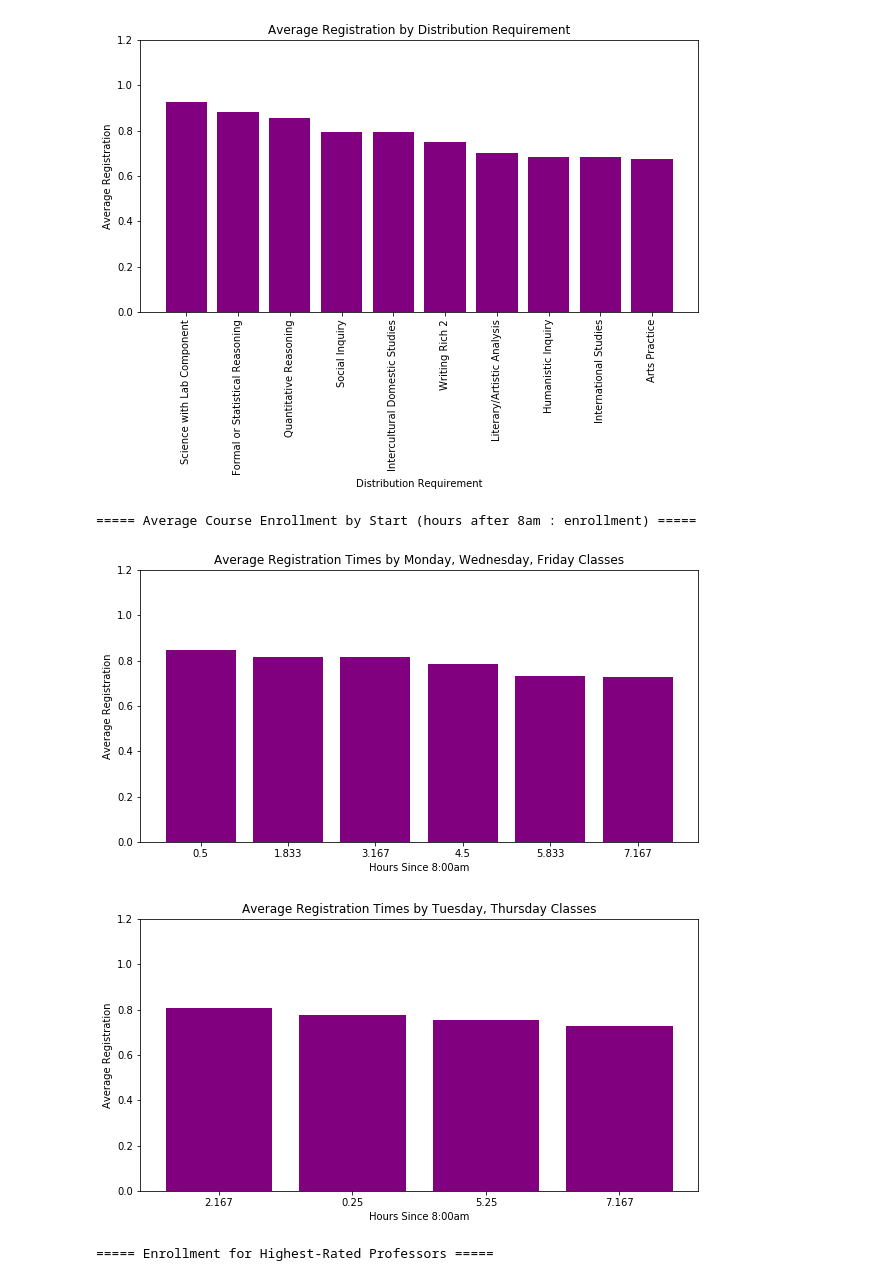
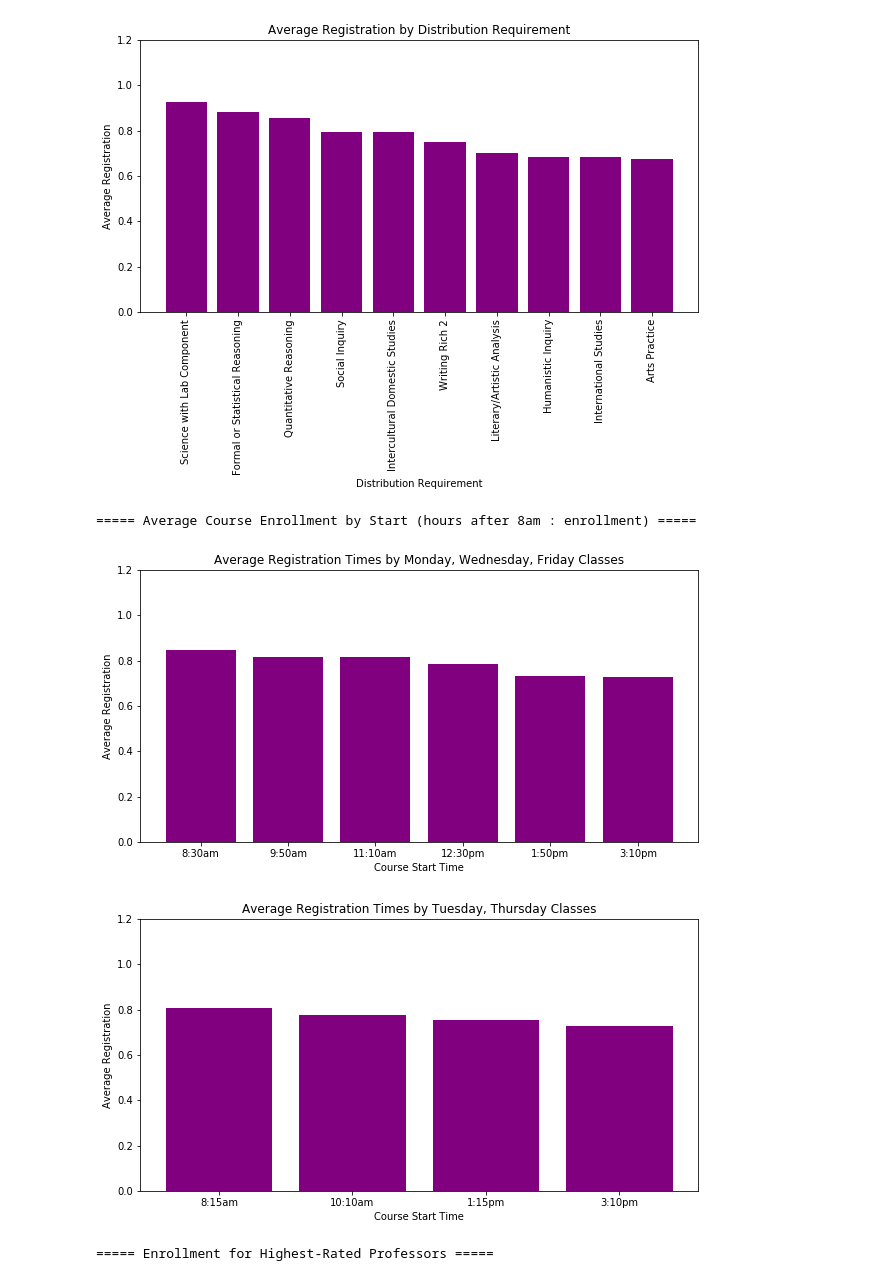
Before and after one commit to haseleyi/V-Big-Data, a Jupyter notebook: Big Data Final Project.ipynb, the cells around one changed output. Drawn from its saved outputs; the diff is of its cells as text; code cells hidden in the pictures.

```diff
--- a/Big Data Final Project.ipynb
+++ b/Big Data Final Project.ipynb
@@ -226,39 +219,40 @@ print "\n\n"
 
 pairs = zip(MWF, MWF_avg)
 pairs.sort(key = lambda x: x[1], reverse = True)
 sorted_MWF, sorted_targets = zip(*pairs)
 
 fig = plt.figure(figsize=(10,5))
 x_ticks = np.arange(len(sorted_MWF))
 averages = dep_to_enroll.values().sort(reverse = True)
 plt.bar(x_ticks, sorted_targets, align='center', color="purple")
-plt.xticks(x_ticks, sorted_MWF)
+plt.xticks(x_ticks, ['8:30am', '9:50am', '11:10am', '12:30pm', '1:50pm', '3:10pm'])
 
 plt.ylim([0, 1.2])
 plt.title("Average Registration Times by Monday, Wednesday, Friday Classes")
-plt.xlabel("Hours Since 8:00am")
+plt.xlabel("Course Start Time")
 plt.ylabel("Average Registration")
 plt.show()
+
 
 pairs = zip(TT, TT_avg)
 pairs.sort(key = lambda x: x[1], reverse = True)
 sorted_TT, sorted_targets = zip(*pairs)
 
 fig = plt.figure(figsize=(10,5))
 x_ticks = np.arange(len(sorted_TT))
 averages = dep_to_enroll.values().sort(reverse = True)
 plt.bar(x_ticks, sorted_targets, align='center', color="purple")
-plt.xticks(x_ticks, sorted_TT)
+plt.xticks(x_ticks,['8:15am', '10:10am', '1:15pm', '3:10pm'])
 
 plt.ylim([0, 1.2])
 plt.title("Average Registration Times by Tuesday, Thursday Classes")
-plt.xlabel("Hours Since 8:00am")
+plt.xlabel("Course Start Time")
 plt.ylabel("Average Registration")
 plt.show()
 # %% [output]
 ===== Average Course Enrollment by Start (hours after 8am : enrollment) =====
-[figure, old version]
+[figure, new version]
-[figure, old version]
+[figure, new version]
 # %%
 def get_average(a):
     total = 0
```
Also changed, not shown: parts of 9 cells of this notebook.
